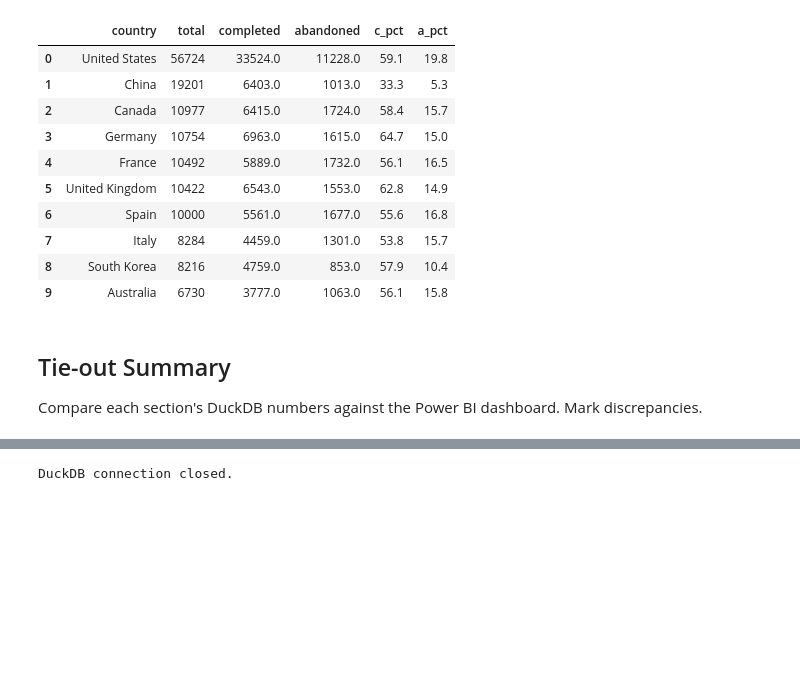
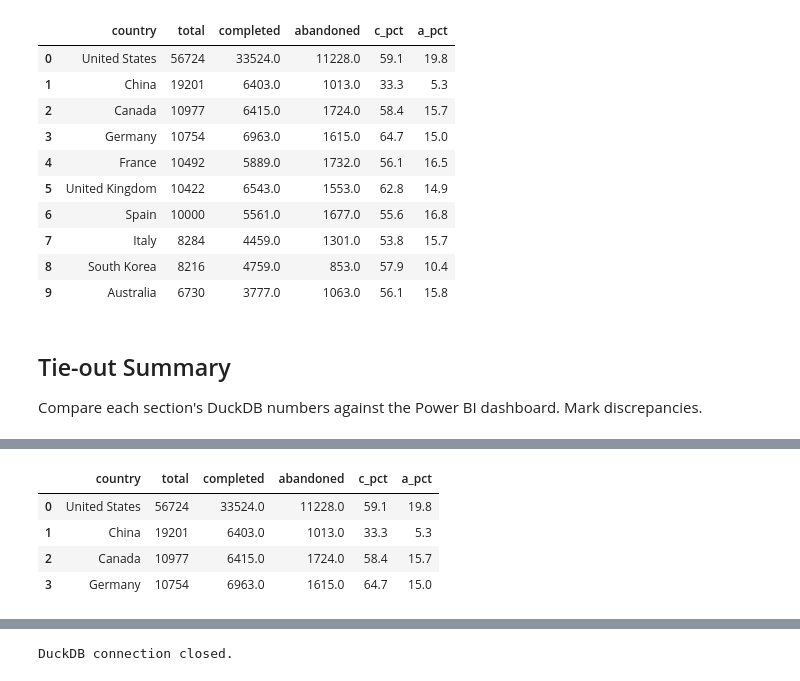
Before and after one commit to adriansoriacastellano/clinical_trials_analysis, a Jupyter notebook: notebooks/01_exploration_SLA.ipynb, the cells around one changed output, grey strips where cells are left out. Drawn from its saved outputs; the diff is of its cells as text; code cells hidden in the pictures; blank space fills up the shorter version.

```diff
--- a/notebooks/01_exploration_SLA.ipynb
+++ b/notebooks/01_exploration_SLA.ipynb
@@ -319,0 +394,22 @@ Compare each section's DuckDB numbers against the Power BI dashboard. Mark discr
+# %%
+# Same 4 countries discussed in README Finding 4 (largest hosts), for a like-for-like test
+df_country4 = con.execute("""
+    SELECT c.country_name AS country, COUNT(*) AS total,
+        SUM(CASE WHEN s.is_completed THEN 1 ELSE 0 END) AS completed,
+        SUM(CASE WHEN s.is_abandoned THEN 1 ELSE 0 END) AS abandoned,
+        ROUND(100.0 * SUM(CASE WHEN s.is_completed THEN 1 ELSE 0 END) / COUNT(*), 1) AS c_pct,
+        ROUND(100.0 * SUM(CASE WHEN s.is_abandoned THEN 1 ELSE 0 END) / COUNT(*), 1) AS a_pct
+    FROM main.brg_trial_country bc
+    JOIN main.dim_country c ON bc.country_id = c.country_id
+    JOIN main.fct_clinical_trials f ON bc.nct_id = f.nct_id
+    JOIN main.dim_status s ON f.status_id = s.status_id
+    WHERE c.country_name IN ('United States', 'China', 'Canada', 'Germany')
+    GROUP BY c.country_name ORDER BY total DESC
+""").df()
+df_country4
+# %% [output]
+|  | country | total | completed | abandoned | c_pct | a_pct |
+| 0 | United States | 56724 | 33524.0 | 11228.0 | 59.1 | 19.8 |
+| 1 | China | 19201 | 6403.0 | 1013.0 | 33.3 | 5.3 |
+| 2 | Canada | 10977 | 6415.0 | 1724.0 | 58.4 | 15.7 |
+| 3 | Germany | 10754 | 6963.0 | 1615.0 | 64.7 | 15.0 |
```
Also changed, not shown: parts of 6 cells of this notebook, 2 other files.
